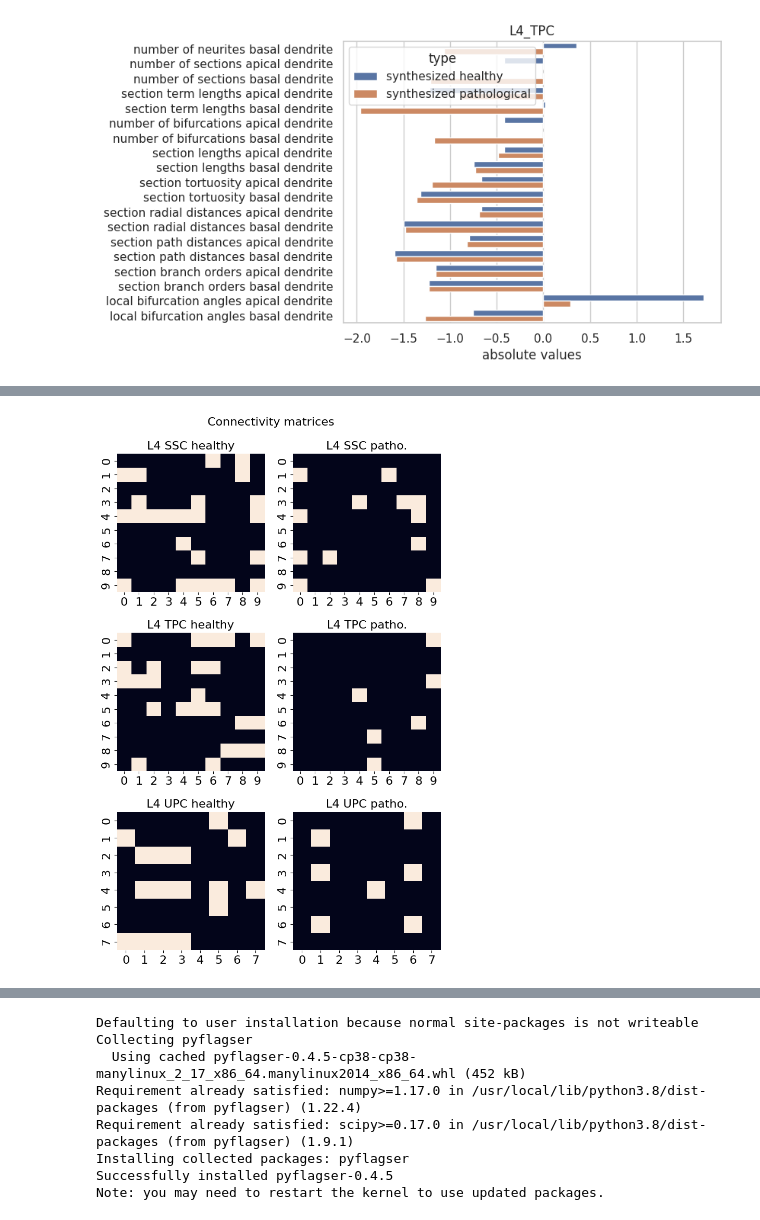
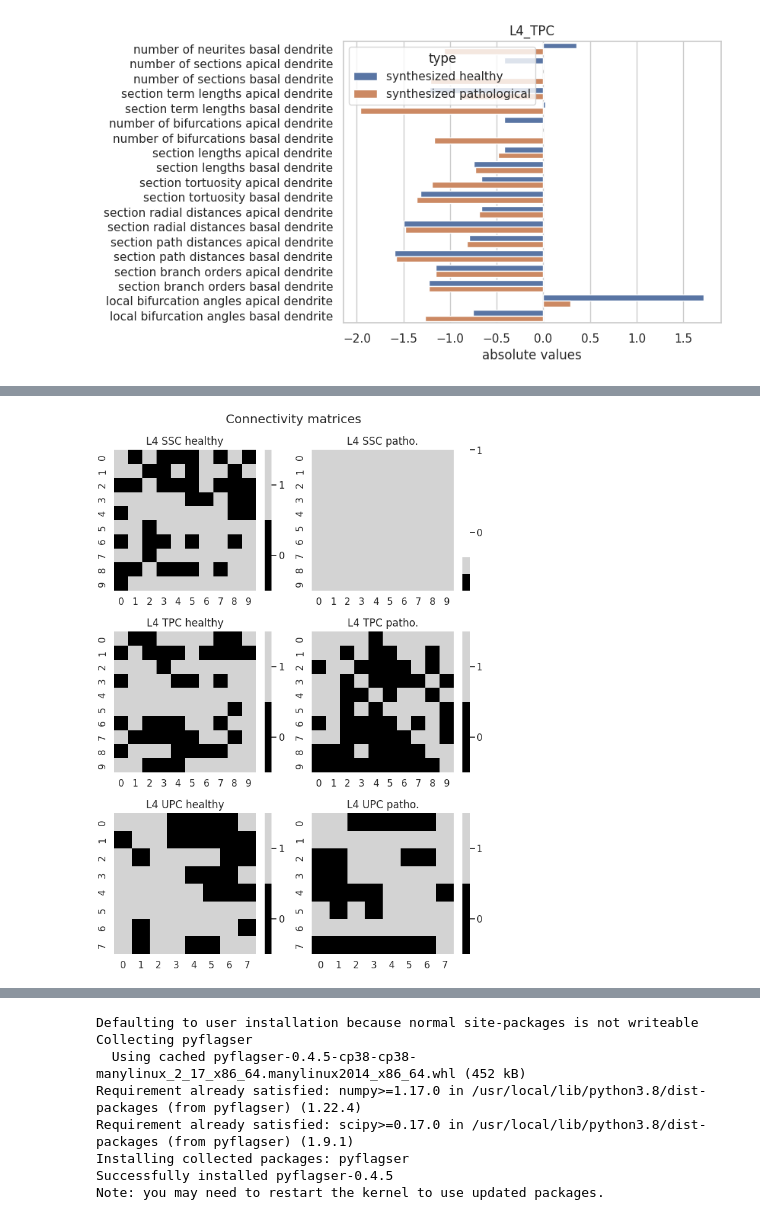
Before and after one commit to jazz031195/NeuroTS, a Jupyter notebook: examples/graphs_ines.ipynb, the cells around one changed output, grey strips where cells are left out. Drawn from its saved outputs; the diff is of its cells as text; code cells hidden in the pictures.

```diff
--- a/examples/graphs_ines.ipynb
+++ b/examples/graphs_ines.ipynb
@@ -117,7 +190,7 @@ def generate_cell(input_name, output_dir, output_name, nb_cells):
 from pathlib import Path
 import os
 
-type_  = 'L4_TPC'
+type_  = 'L4_UPC'
 folder = f"Cortical_morphologies/{type_}"
 filenames = os.listdir(folder)
 filenames =[file.split('.')[0] for file in filenames if ".asc" in file]
@@ -232,2 +311,0 @@ def persistent_diagram_synth_vs_reco(path_synth_health, path_synth_path, type_,
-# %%
-plt.rcParams.keys()
@@ -573,10 +593,5 @@ for group in groups:
 # %%
 import pandas as pd
-
-size = 16
-params = {'axes.labelsize': size,'axes.titlesize':size,'legend.fontsize': size,
-          'xtick.labelsize': size, 'ytick.labelsize': size, 'font.size': size}
-matplotlib.rcParams.update(params)
 
 pd_all = pd.read_csv(f'Cortical_morphologies/all_features.csv')
 
@@ -586,7 +601,7 @@ stds = pd_all.groupby(['group', 'index', 'type']).std()
 groups = ['L4_SSC', 'L4_TPC', 'L4_UPC']
 types  = ['synthesized healthy', 'synthesized pathological']
 type_labels  = ['Healthy', 'Patho.']
-fig, axs = plt.subplots(1, 3, figsize=(12, 3.5))
+fig, axs = plt.subplots(1, 3, figsize=fig_size(height_ratio=0.4))
 for j, group in enumerate(groups):
     # Set up the plot
     mean_tmp = []
@@ -609,6 +624,5 @@ for j, group in enumerate(groups):
     else:
         axs[j].set_ylabel('Section lengths ($\mu$m)')
 
-plt.subplots_adjust(bottom=0.15)
-plt.savefig('lengths')
+plt.savefig('lengths.pdf')
 # %% [output]
@@ -619,50 +633,55 @@ plt.savefig('lengths')
 # %%
 from pathlib import Path
 import os
 import numpy as np
 import matplotlib.pyplot as plt
 import seaborn as sns
 import matplotlib
+from matplotlib.colors import LinearSegmentedColormap
 
 folder = Path("Cortical_morphologies")
-filenames = ['connectome_L4_SSC_rep_1.npy',
-             'connectome_shrunk_75_L4_SSC_rep_1.npy',
-             'connectome_L4_TPC_rep_1.npy',
-             'connectome_shrunk_75_L4_TPC_rep_1.npy',
-             'connectome_L4_UPC_rep_1.npy',
-             'connectome_shrunk_75_L4_UPC_rep_1.npy']
+filenames = ['connectome_L4_SSC_rep_1_interp.npy',
+             'connectome_shrunk_75_L4_SSC_rep_1_interp.npy',
+             'connectome_L4_TPC_rep_1_interp.npy',
+             'connectome_shrunk_75_L4_TPC_rep_1_interp.npy',
+             'connectome_L4_UPC_rep_1_interp.npy',
+             'connectome_shrunk_75_L4_UPC_rep_1_interp.npy'
+            ]
 
-fig, axs = plt.subplots(3, 2, figsize=(7, 11))
+fig, axs = plt.subplots(3, 2, figsize=fig_size(height_ratio=1.4))
 axs      = axs.ravel()
 
 for i, file in enumerate(filenames):
-    connectivity_mat = np.load(folder / file)
-    sns.heatmap(connectivity_mat, ax=axs[i], cbar=False)
+    if file != 'connectome_shrunk_75_L4_SSC_rep_1_interp.npy':
+        connectivity_mat = np.load(folder / file)
+    else:
+        connectivity_mat = np.zeros((10,10))
+    colors = ('black', 'lightgrey')
+    cmap = LinearSegmentedColormap.from_list('Custom', colors, len(colors))
+    ax = sns.heatmap(connectivity_mat, ax=axs[i], cbar=True, cmap=cmap)
+    # Set the colorbar labels
+    colorbar = ax.collections[0].colorbar
+    colorbar.set_ticks([0.25,0.75])
+    colorbar.set_ticklabels(['0', '1'])
     if 'SSC' in file:
         title = 'L4 SSC'
     elif 'UPC' in file:
         title = 'L4 UPC'
     elif 'TPC' in file:
         title = 'L4 TPC'
 
     if 'shrunk' in file:
         title = title + ' patho.'
     else:
         title = title + ' healthy'
 
     axs[i].set_title(title)
 
 
-size = 16
-params = {'axes.labelsize': size,'axes.titlesize':size,'legend.fontsize': size,
-          'xtick.labelsize': size, 'ytick.labelsize': size, 'font.size': size}
-matplotlib.rcParams.update(params)
 
-fig.suptitle('Connectivity matrices', fontsize=size)
-fig.tight_layout()
-
-plt.savefig('heatmaps.png')
+fig.suptitle('Connectivity matrices')
+plt.savefig('heatmaps.pdf')
 # %% [output]
-[figure, old version]
+[figure, new version]
 # %%
 for i, file in enumerate(filenames):
```
Also changed, not shown: parts of 13 cells of this notebook.
